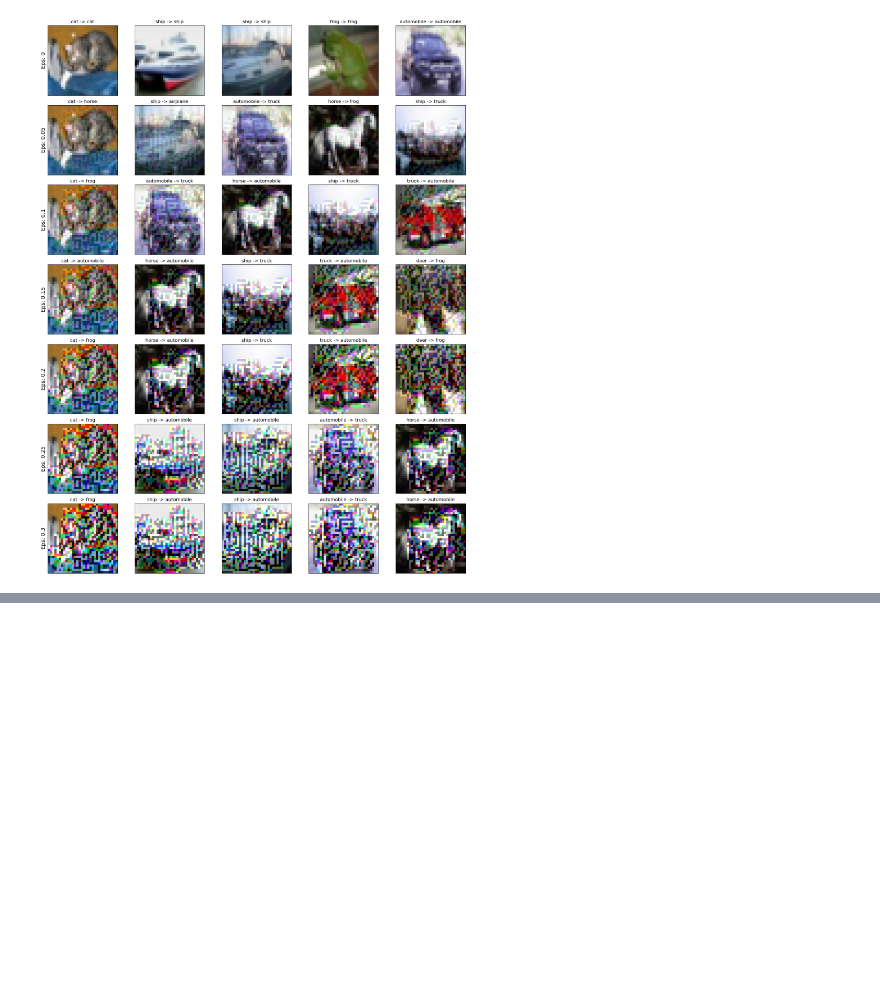
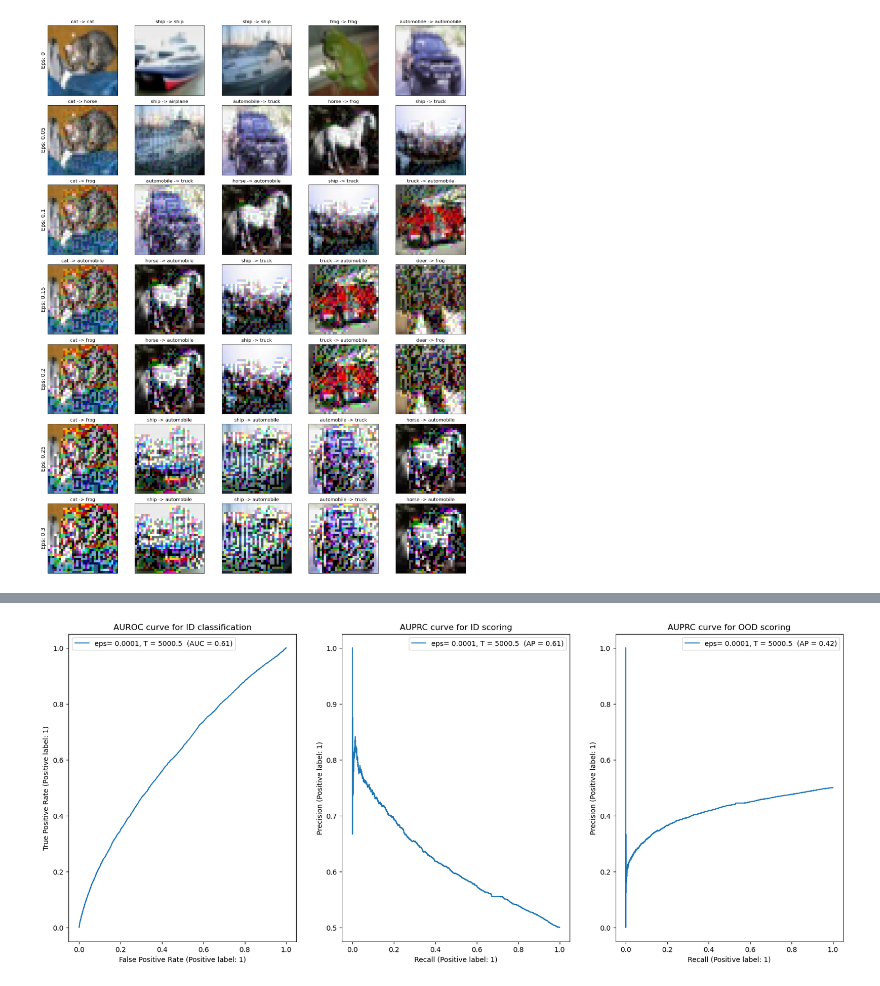
Before and after one commit to vittoriocasula/DLA-Project, a Jupyter notebook: lab4/Lab4.ipynb, the cells around one changed output, grey strips where cells are left out. Cells and saved outputs as stored; diff of their text form; code cells hidden in the pictures; blank space fills up the shorter version.

```diff
--- a/lab4/Lab4.ipynb
+++ b/lab4/Lab4.ipynb
@@ -735,0 +935,3 @@ Implement the targeted Fast Gradient Sign Method to generate adversarial samples
+# %%
+T = best_params[0]
+esp = best_params[1]
@@ -735,0 +940,3 @@ Implement the targeted Fast Gradient Sign Method to generate adversarial samples
+# %%
+scores_IN = score(in_data, model, T, eps)
+scores_OOD = score(ood_data, model, T, eps)
@@ -735,0 +961,32 @@ Implement the targeted Fast Gradient Sign Method to generate adversarial samples
+# %%
+torch.manual_seed(42)
+
+
+fig, axs = plt.subplots(1, 3, figsize=(20, 8))  # 1 row, 3 columns
+
+roc_curve(in_data, ood_data, scores_IN, scores_OOD, eps=eps, T=T, ax=axs[0])
+pr_curve(
+    in_data,
+    ood_data,
+    scores_IN,
+    scores_OOD,
+    label_positive="id",
+    eps=eps,
+    T=T,
+    ax=axs[1],
+)
+
+pr_curve(
+    in_data,
+    ood_data,
+    scores_IN,
+    scores_OOD,
+    label_positive="ood",
+    eps=eps,
+    T=T,
+    ax=axs[2],
+)
+
+plt.show()
+# %% [output]
+[figure, added]
```
Also changed, not shown: parts of 38 cells of this notebook.
